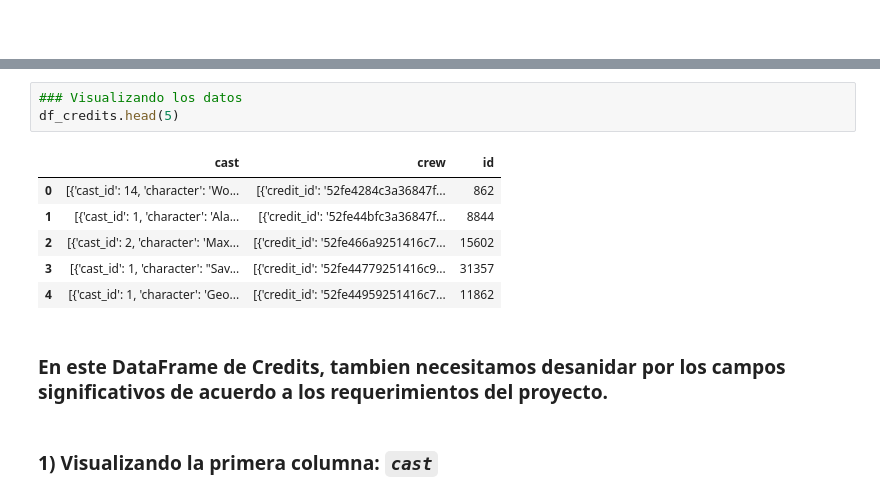
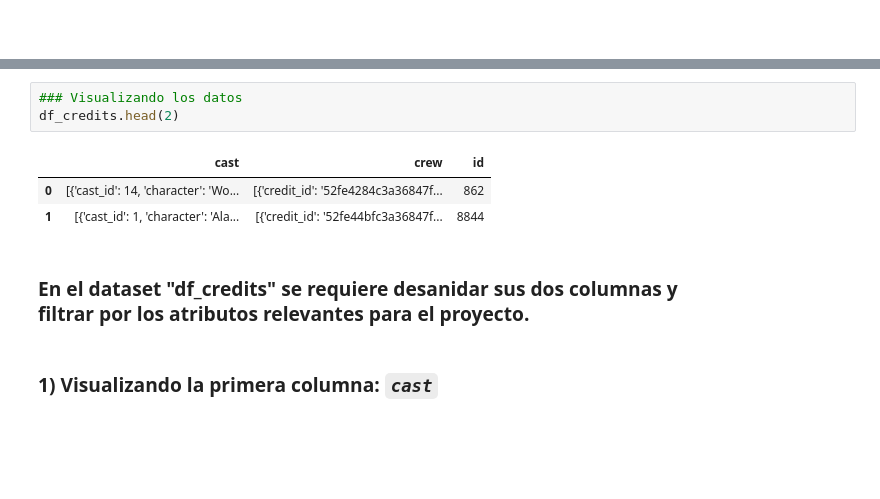
Before and after one commit to lesmengp/PI_ML_OPS, a Jupyter notebook: PI01.ipynb, the cells around one changed output, grey strips where cells are left out. Cells and saved outputs as stored; diff of their text form; blank space fills up the shorter version.

```diff
--- a/PI01.ipynb
+++ b/PI01.ipynb
@@ -812,15 +1017,12 @@ memory usage: 1.0+ MB
 # %%
 ### Visualizando los datos
-df_credits.head(5)
+df_credits.head(2)
 # %% [output]
 |  | cast | crew | id |
 | 0 | [{'cast_id': 14, 'character': 'Wo... | [{'credit_id': '52fe4284c3a36847f... | 862 |
 | 1 | [{'cast_id': 1, 'character': 'Ala... | [{'credit_id': '52fe44bfc3a36847f... | 8844 |
-| 2 | [{'cast_id': 2, 'character': 'Max... | [{'credit_id': '52fe466a9251416c7... | 15602 |
-| 3 | [{'cast_id': 1, 'character': "Sav... | [{'credit_id': '52fe44779251416c9... | 31357 |
-| 4 | [{'cast_id': 1, 'character': 'Geo... | [{'credit_id': '52fe44959251416c7... | 11862 |
-# %% [markdown]
-### En este DataFrame de Credits, tambien necesitamos desanidar por los campos significativos de acuerdo a los requerimientos del proyecto.
+# %% [markdown]
+### En el  dataset "df_credits" se requiere desanidar sus dos columnas y <Br>filtrar por los atributos relevantes para el proyecto.
 # %% [markdown]
 ### **1) Visualizando la primera columna: *`cast`***
 # %% [markdown]
```
Also changed, not shown: parts of 303 cells of this notebook, 5 other files.
